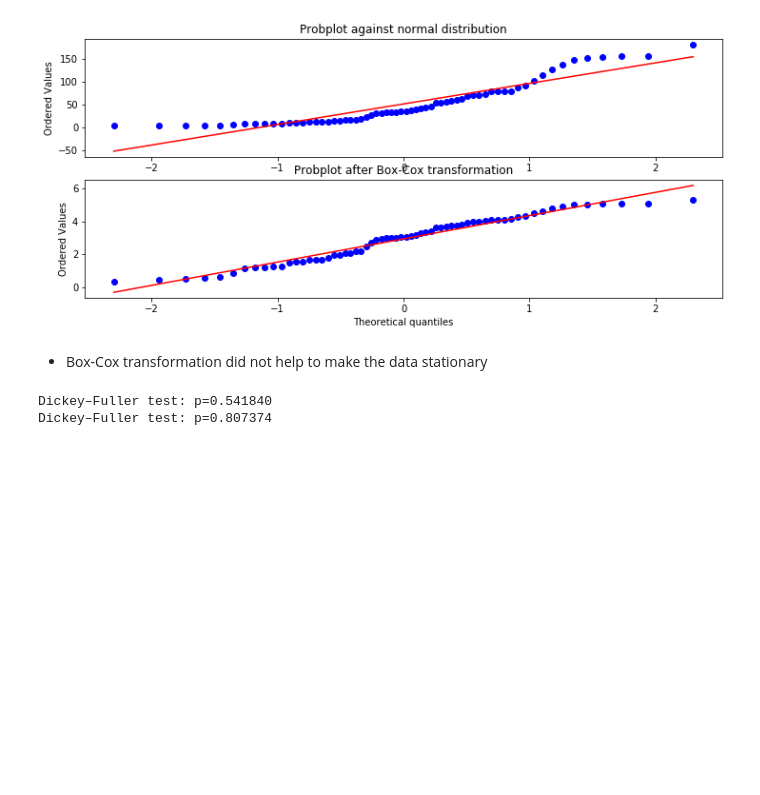
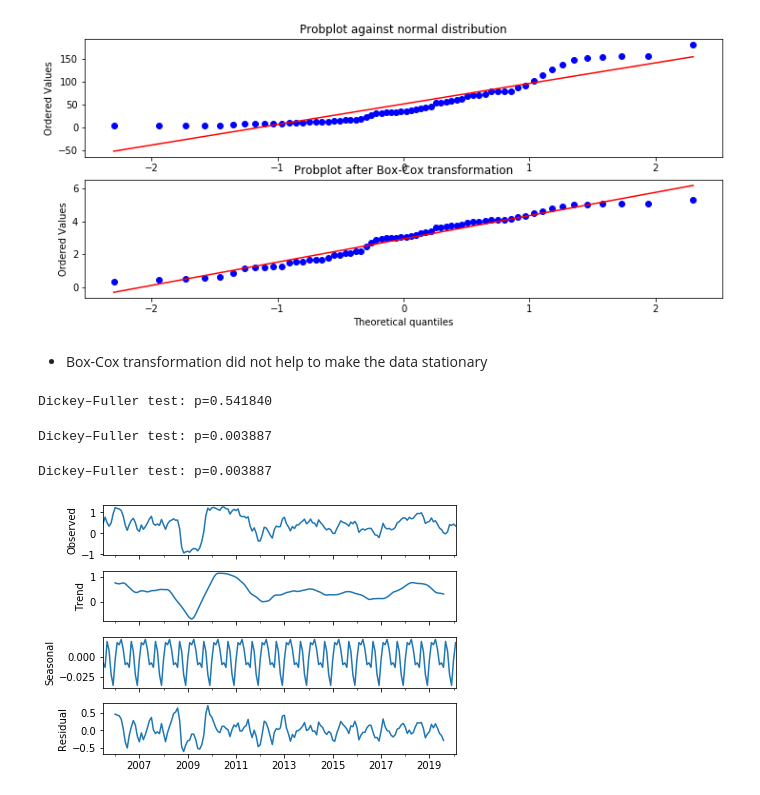
Before and after one commit to aabdygaziev/stock_prediction, a Jupyter notebook: salesforce_timeseries.ipynb, the cells around one changed output. Cells and saved outputs as stored; diff of their text form; code cells hidden in the pictures; blank space fills up the shorter version.

```diff
--- a/salesforce_timeseries.ipynb
+++ b/salesforce_timeseries.ipynb
@@ -255,7 +255,19 @@ def log_transformation(df):
 # %%
 # log tranformation
 log_transformation(df_monthly)
-log_transformation(df_quart)
 # %% [output]
 Dickey–Fuller test: p=0.541840
-Dickey–Fuller test: p=0.807374
+# %%
+# Seasonal differentiation
+df_monthly['prices_box_diff'] = df_monthly.Price_box - df_monthly.Price_box.shift(12)
+print("Dickey–Fuller test: p=%f" % sm.tsa.stattools.adfuller(df_monthly.prices_box_diff[12:])[1])
+# %% [output]
+Dickey–Fuller test: p=0.003887
+# %%
+sm.tsa.seasonal_decompose(df_monthly['prices_box_diff'][13:]).plot()
+print("Dickey–Fuller test: p=%f" % sm.tsa.stattools.adfuller(df_monthly['prices_box_diff'][12:])[1])
+
+plt.show()
+# %% [output]
+Dickey–Fuller test: p=0.003887
+[figure, added]
```
Also changed, not shown: parts of 2 cells of this notebook.
